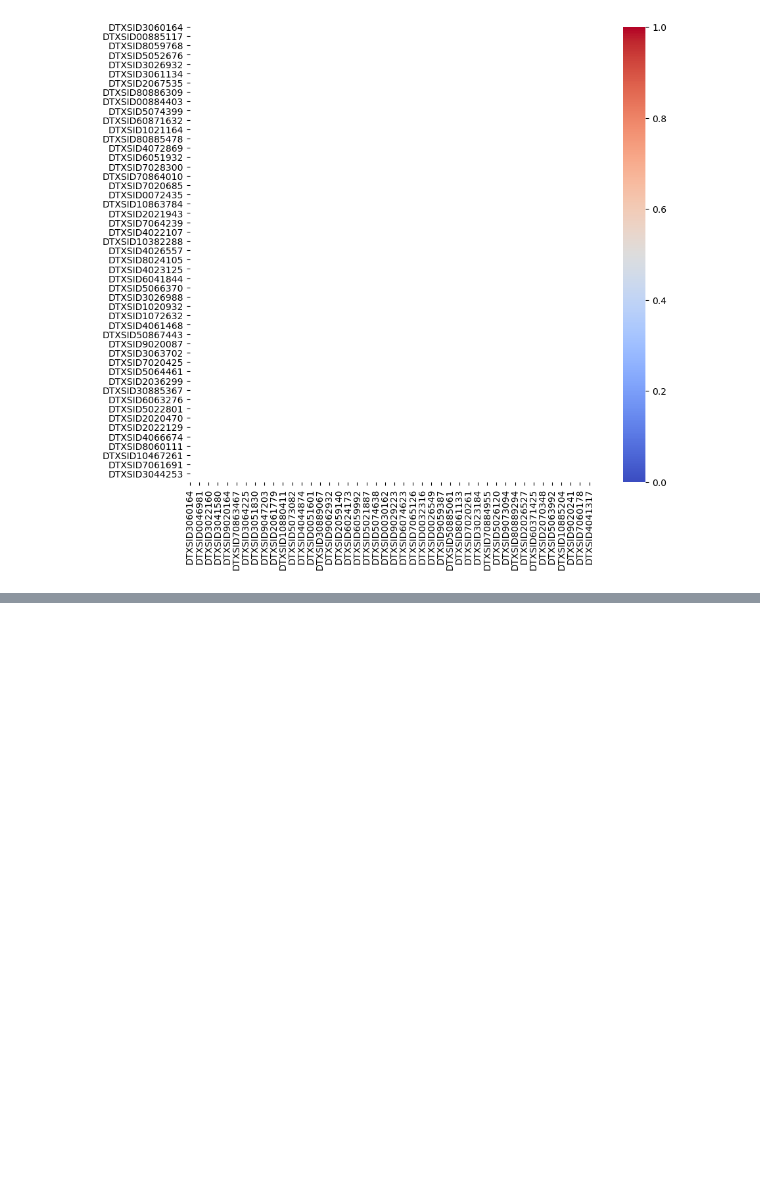
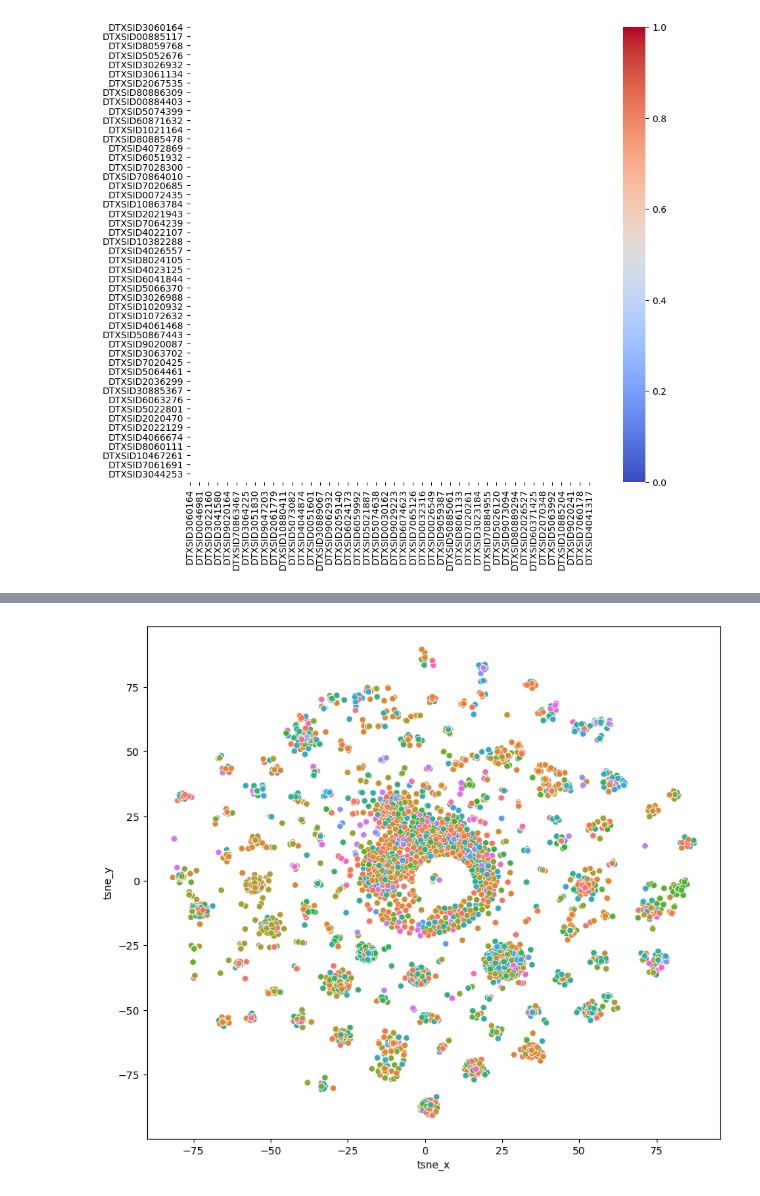
Before and after one commit to patlewig/tsca_categories, a Jupyter notebook: notebooks/14_QSAR2023_poster.ipynb, the cells around one changed output, grey strips where cells are left out. Drawn from its saved outputs; the diff is of its cells as text; code cells hidden in the pictures; blank space fills up the shorter version.

```diff
--- a/notebooks/14_QSAR2023_poster.ipynb
+++ b/notebooks/14_QSAR2023_poster.ipynb
@@ -364,0 +427,16 @@ S_react.to_csv(interim_dir+'Derek_Sim.csv')
+# %%
+model = TSNE(learning_rate = 200, random_state = 42)
+# %%
+tsne_features = model.fit_transform(derek1.iloc[:, :-2])
+# %%
+tsne_df=pd.concat([pd.DataFrame(tsne_features, index =derek1.index, columns = ['tsne_x', 'tsne_y']), derek1.iloc[:,-2:]],axis =1)
+# %%
+tsne_df['final_picks'] = tsne_df['final_picks'].replace(np.nan, 0)
+# %%
+fig, ax = plt.subplots(figsize = (10,9))
+
+ax = sns.scatterplot(x="tsne_x", y="tsne_y",
+                     data=tsne_df, hue = 'group_str')
+ax.get_legend().set_visible(False)
+# %% [output]
+[figure, added]
```
Also changed, not shown: parts of 33 cells of this notebook, 5 other files.
